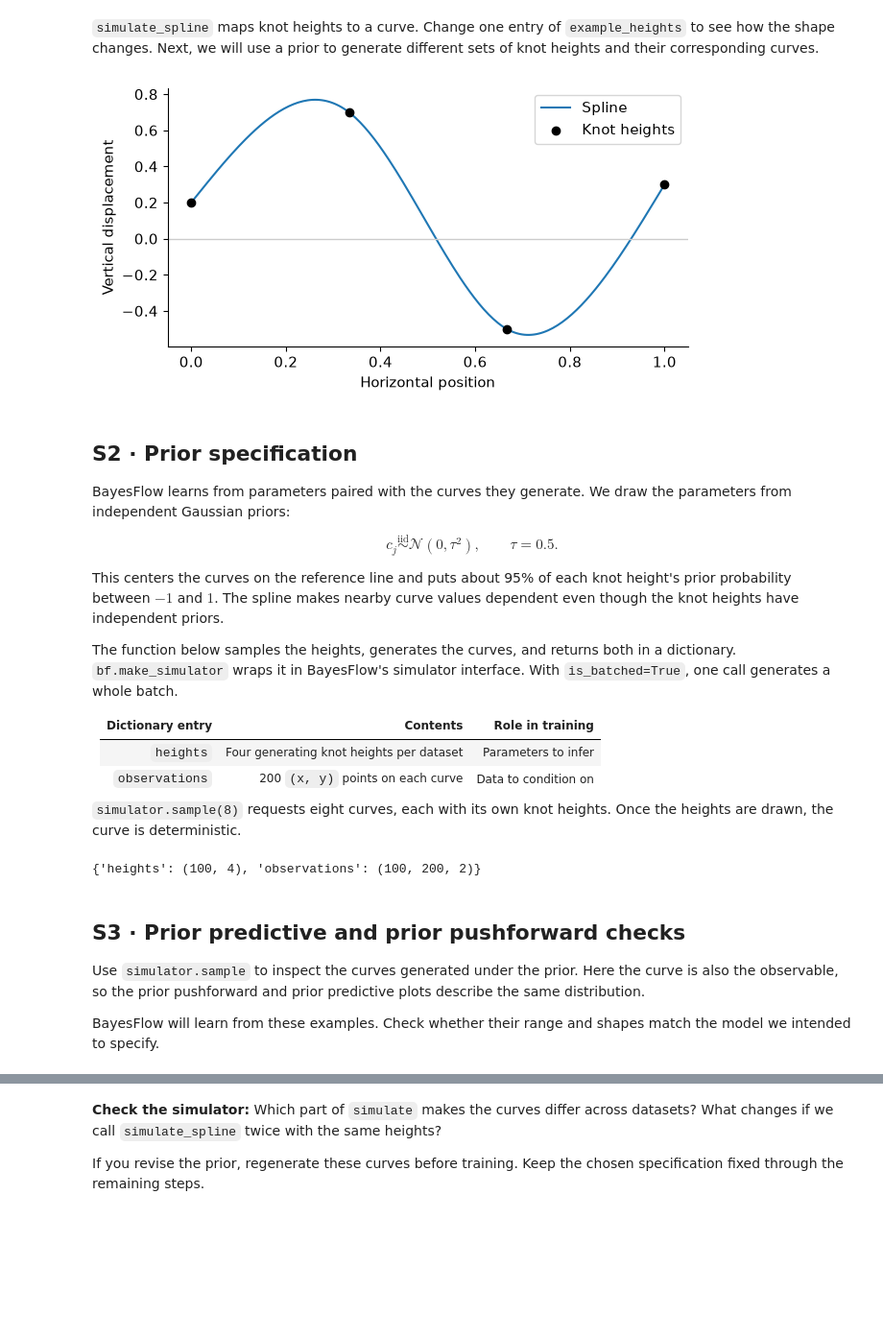
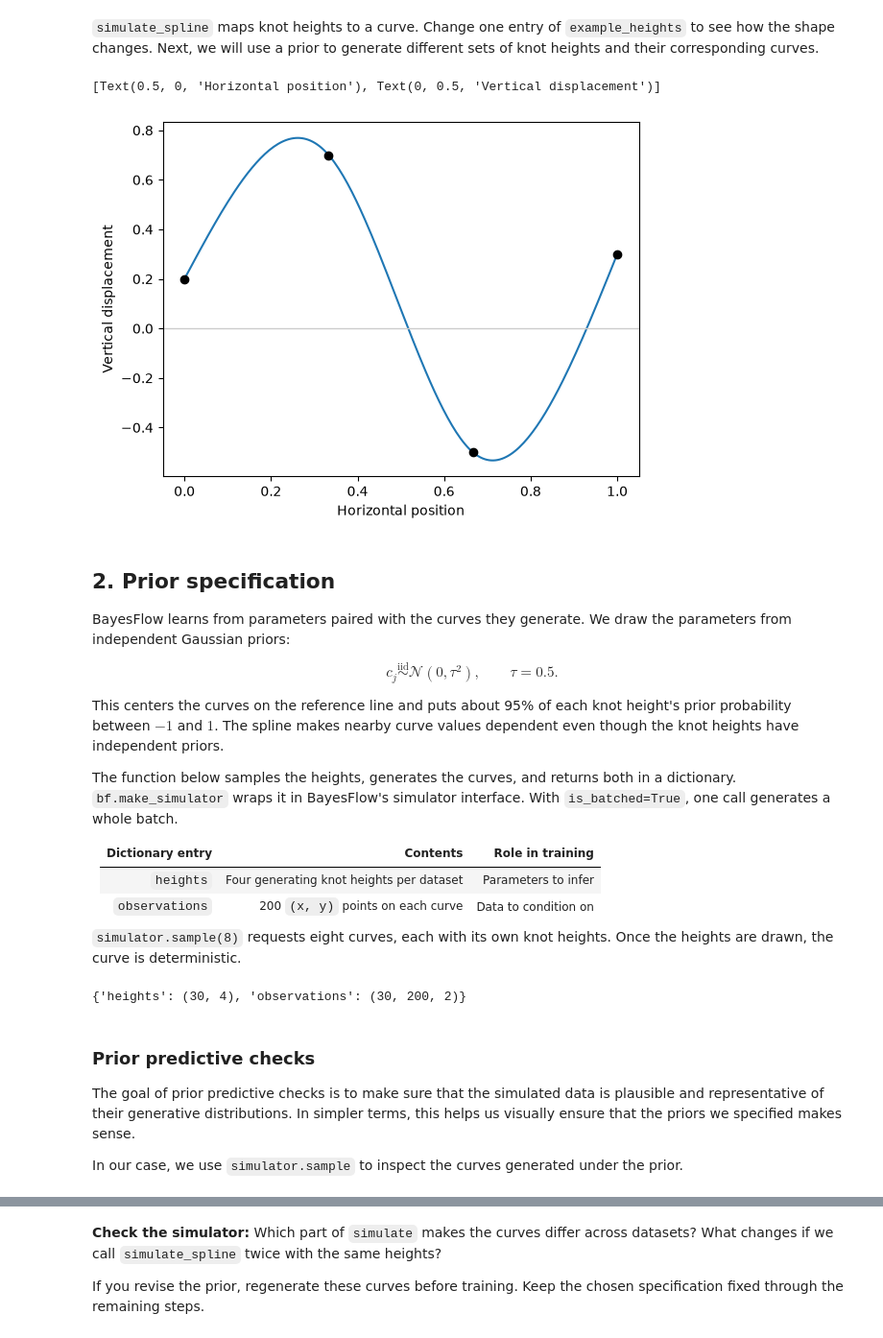
Before and after one commit to jerrymhuang/bayesflow-workshop, a Jupyter notebook: bayesflow_intro.ipynb, the cells around one changed output, grey strips where cells are left out. Shown at 96% size. Saved outputs shown, nothing was run; the diff lists cells and outputs as text; code cells hidden in the pictures; blank space fills up the shorter version.

```diff
--- a/bayesflow_intro.ipynb
+++ b/bayesflow_intro.ipynb
@@ -101,20 +99,19 @@ generate different sets of knot heights and their corresponding curves.
 # %%
 example_heights = np.array([0.2, 0.7, -0.5, 0.3])
 
 spline_values = simulate_spline(example_heights)
 x_plot = np.linspace(0.0, 1.0, len(spline_values))
 
 fig, ax = plt.subplots()
 ax.plot(x_plot, spline_values, label="Spline")
 ax.scatter(KNOTS, example_heights, color="black", zorder=3, label="Knot heights")
 ax.axhline(0, color="0.8", linewidth=1)
 ax.set(xlabel="Horizontal position", ylabel="Vertical displacement")
-ax.legend()
-plt.show()
 # %% [output]
+[Text(0.5, 0, 'Horizontal position'), Text(0, 0.5, 'Vertical displacement')]
-[figure, old version]
+[figure, new version]
 # %% [markdown]
-## S2 · Prior specification
+## 2. Prior specification
 
 BayesFlow learns from parameters paired with the curves they generate. We
 draw the parameters from independent Gaussian priors:
@@ -139,9 +139,7 @@ Once the heights are drawn, the curve is deterministic.
 # %%
-PRIOR_SD = 0.5
-
-def simulate(batch_shape):
+def simulator(batch_shape):
     """Draw knot heights and their noiseless curves."""
-    heights = np.random.normal(0.0, PRIOR_SD, size=(*batch_shape, N_KNOTS))
+    heights = np.random.normal(0.0, HEIGHT_SD, size=(*batch_shape, N_KNOTS))
     y = simulate_spline(heights)
     x = np.broadcast_to(x_grid, y.shape)
     observations = np.stack([x, y], axis=-1)
@@ -149,21 +147,18 @@ def simulate(batch_shape):
         "heights": heights.astype("float32"),
         "observations": observations.astype("float32"),
     }
-
-
-simulator = bf.make_simulator(simulate, is_batched=True)
-batch = simulator.sample(100)
-print({name: values.shape for name, values in batch.items()})
-# %% [output]
-{'heights': (100, 4), 'observations': (100, 200, 2)}
+# %%
+# Make it BayesFlow-compatible and sample a batch of 30 curves
+# Your code here
+
+print({name: values.shape for name, values in simulated_batch.items()})
+# %% [output]
+{'heights': (30, 4), 'observations': (30, 200, 2)}
 # %% [markdown]
-## S3 · Prior predictive and prior pushforward checks
+### Prior predictive checks
 
-Use `simulator.sample` to inspect the curves generated under the prior.
-Here the curve is also the observable, so the prior pushforward and prior
-predictive plots describe the same distribution.
+The goal of prior predictive checks is to make sure that the simulated data is plausible and representative of their generative distributions. In simpler terms, this helps us visually ensure that the priors we specified makes sense.
 
-BayesFlow will learn from these examples. Check whether their range and
-shapes match the model we intended to specify.
+In our case, we use `simulator.sample` to inspect the curves generated under the prior.
 # %%
 fig, ax = plt.subplots()
```
Also changed, not shown: parts of 13 cells of this notebook.
